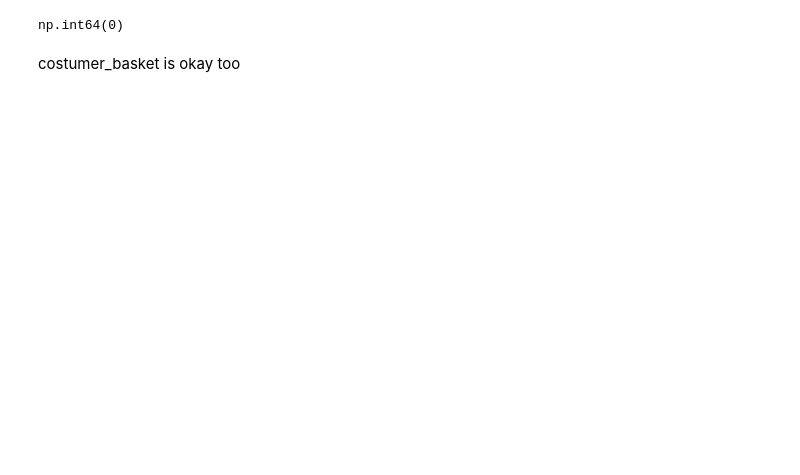
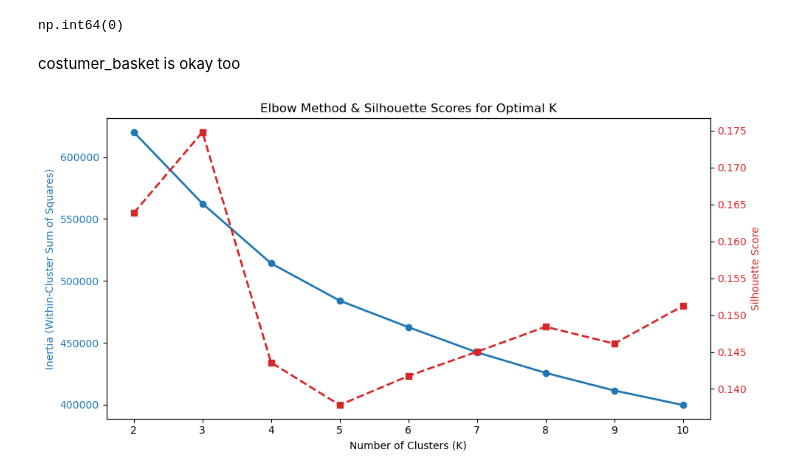
Before and after one commit to margaridaspereira/costumer-assignment, a Jupyter notebook: eda.ipynb, the cells around one changed output. Drawn from its saved outputs; the diff is of its cells as text; code cells hidden in the pictures; blank space fills up the shorter version.

```diff
--- a/eda.ipynb
+++ b/eda.ipynb
@@ -276,3 +278,37 @@ costumer_basket.duplicated().sum()
 np.int64(0)
 # %% [markdown]
 costumer_basket is okay too
+# %%
+cluster_range = range(2, 11)
+inertia_scores = []
+silhouette_scores = []
+# %%
+for k in cluster_range:
+    kmeans = KMeans(n_clusters=k, random_state=42, n_init=10)
+    labels = kmeans.fit_predict(costumer_preprocessed)
+
+    inertia_scores.append(kmeans.inertia_)
+    silhouette_scores.append(silhouette_score(costumer_preprocessed, labels))
+# %%
+# 3. Plot the Elbow and Silhouette curves side-by-side
+fig, ax1 = plt.subplots(figsize=(10, 5))
+
+# Plot Inertia (Elbow)
+color = 'tab:blue'
+ax1.set_xlabel('Number of Clusters (K)')
+ax1.set_ylabel('Inertia (Within-Cluster Sum of Squares)', color=color)
+ax1.plot(cluster_range, inertia_scores, marker='o', color=color, linewidth=2)
+ax1.tick_params(axis='y', labelcolor=color)
+
+# Plot Silhouette Score
+ax2 = ax1.twinx()
+color = 'tab:red'
+ax2.set_ylabel('Silhouette Score', color=color)
+ax2.plot(cluster_range, silhouette_scores, marker='s', color=color, linestyle='--', linewidth=2)
+ax2.tick_params(axis='y', labelcolor=color)
+
+plt.title('Elbow Method & Silhouette Scores for Optimal K')
+plt.tight_layout()
+plt.show()
+# %% [output]
+[figure, added]
```
Also changed, not shown: parts of 5 cells of this notebook, 1 other file.
